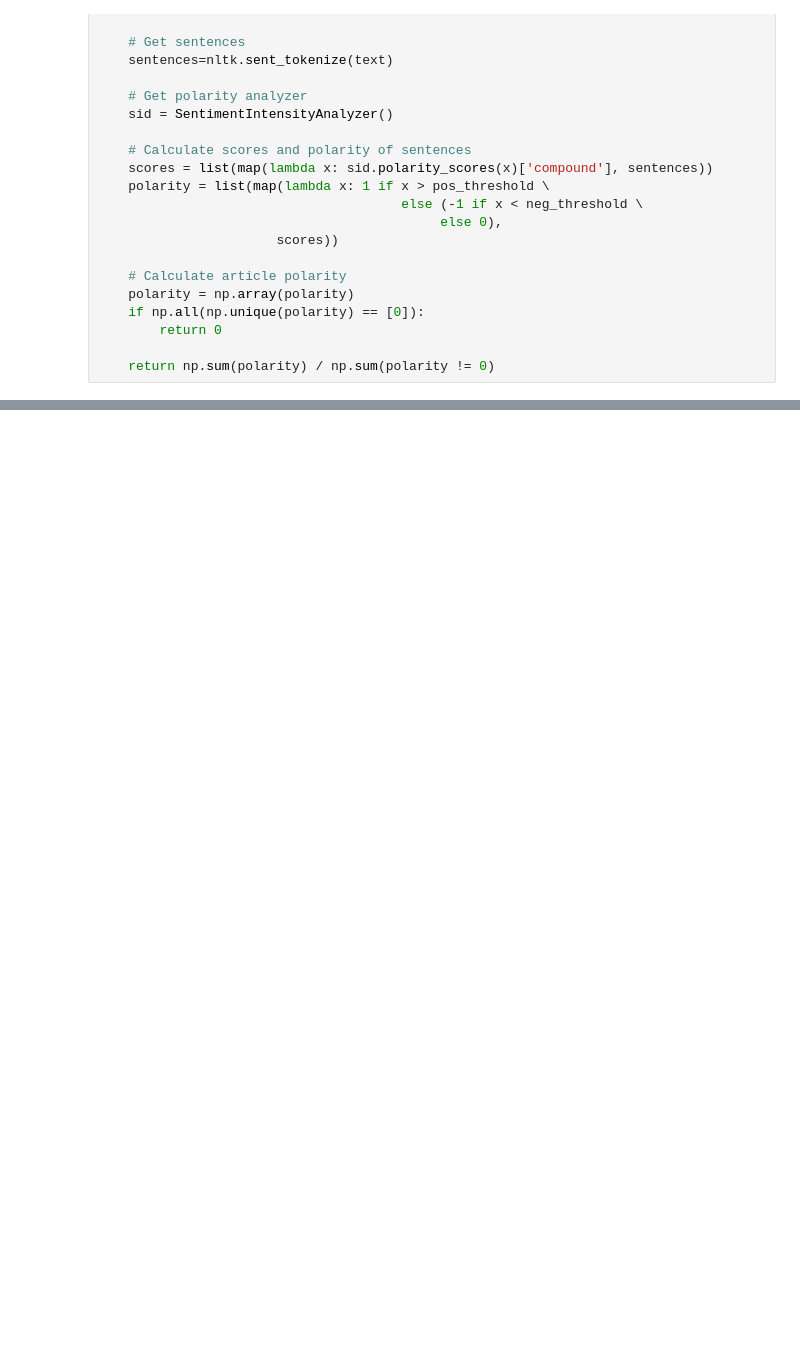
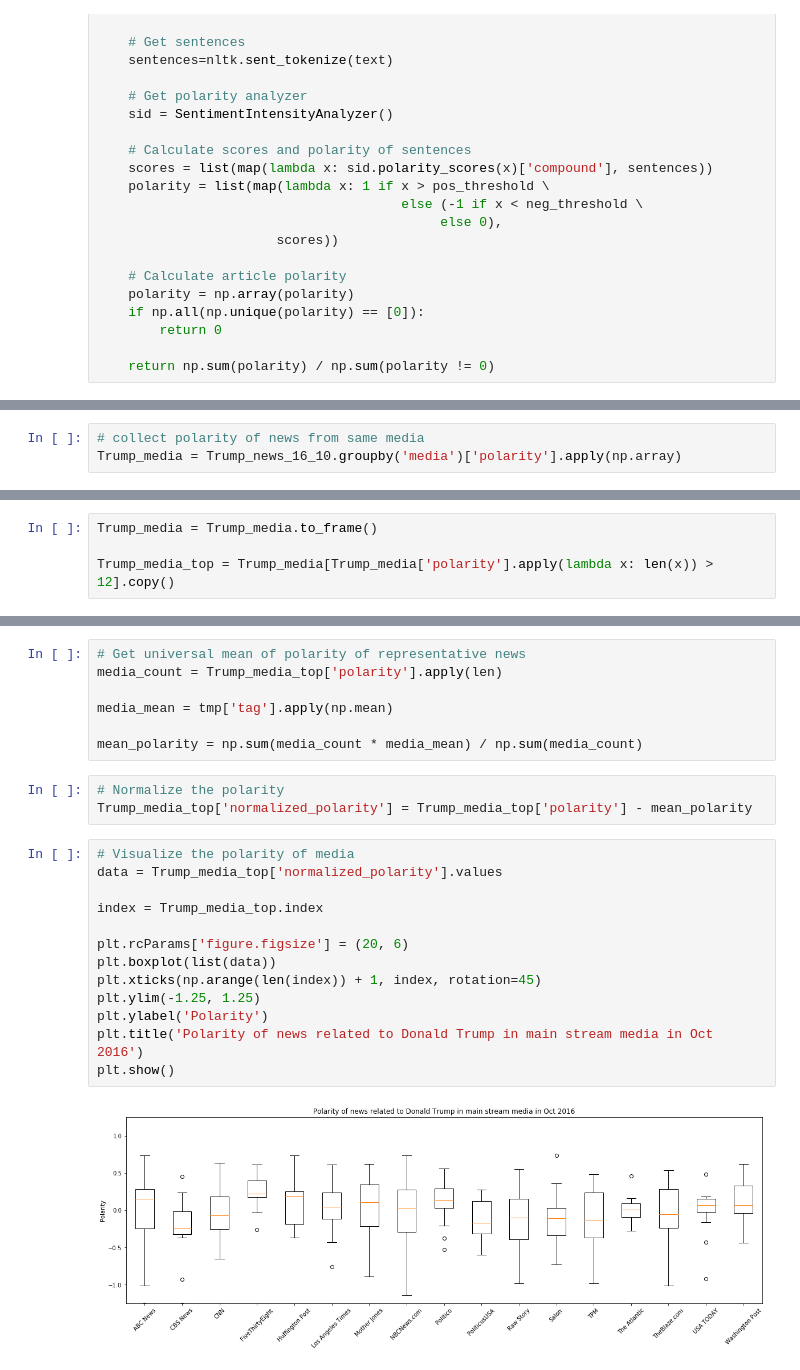
Before and after one commit to TRUMANCFY/Project_ADA_2018, a Jupyter notebook: ada-project.ipynb, the cells around one changed output, grey strips where cells are left out. Cells and saved outputs as stored; diff of their text form; blank space fills up the shorter version.

```diff
--- a/ada-project.ipynb
+++ b/ada-project.ipynb
@@ -560,0 +539,3 @@ plt.show()
+# %%
+# collect polarity of news from same media
+Trump_media = Trump_news_16_10.groupby('media')['polarity'].apply(np.array)
@@ -560,0 +544,4 @@ plt.show()
+# %%
+Trump_media = Trump_media.to_frame()
+
+Trump_media_top = Trump_media[Trump_media['polarity'].apply(lambda x: len(x)) > 12].copy()
@@ -560,0 +550,25 @@ plt.show()
+# %%
+# Get universal mean of polarity of representative news
+media_count = Trump_media_top['polarity'].apply(len)
+
+media_mean = tmp['tag'].apply(np.mean)
+
+mean_polarity = np.sum(media_count * media_mean) / np.sum(media_count)
+# %%
+# Normalize the polarity
+Trump_media_top['normalized_polarity'] = Trump_media_top['polarity'] - mean_polarity
+# %%
+# Visualize the polarity of media
+data = Trump_media_top['normalized_polarity'].values
+
+index = Trump_media_top.index
+
+plt.rcParams['figure.figsize'] = (20, 6)
+plt.boxplot(list(data))
+plt.xticks(np.arange(len(index)) + 1, index, rotation=45)
+plt.ylim(-1.25, 1.25)
+plt.ylabel('Polarity')
+plt.title('Polarity of news related to Donald Trump in main stream media in Oct 2016')
+plt.show()
+# %% [output]
+[figure, added]
```
Also changed, not shown: parts of 117 cells of this notebook.
